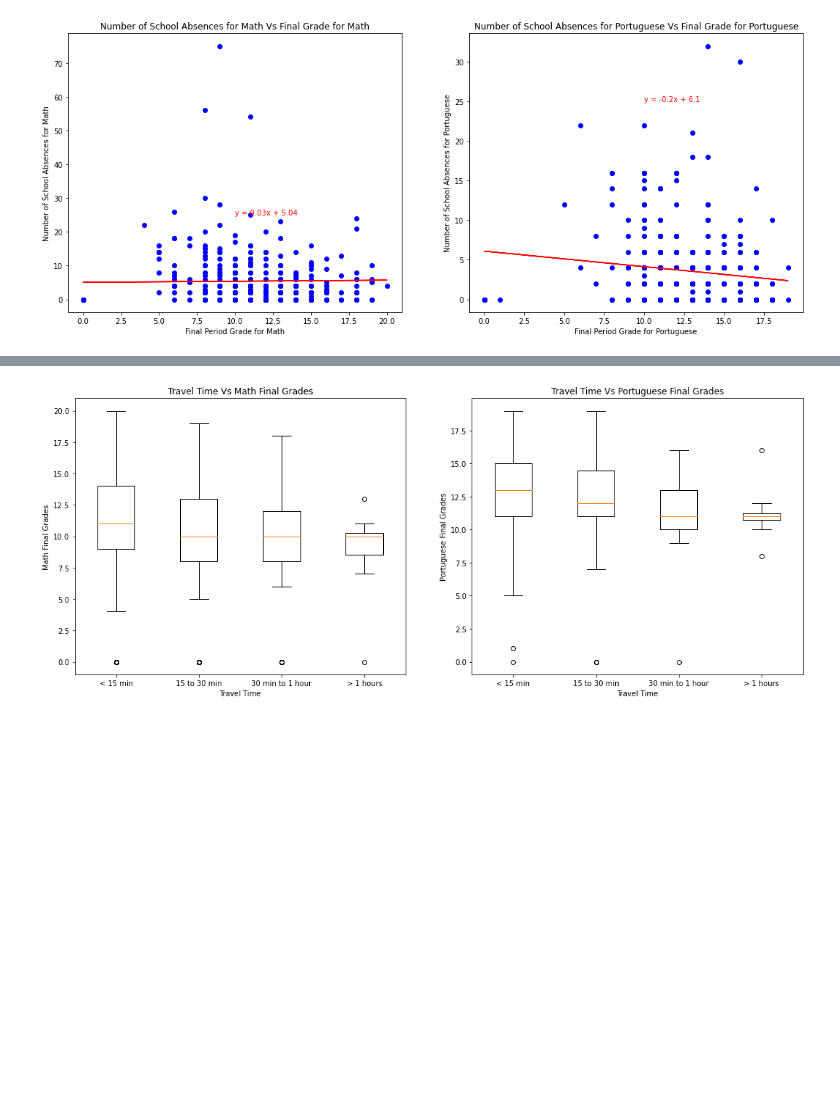
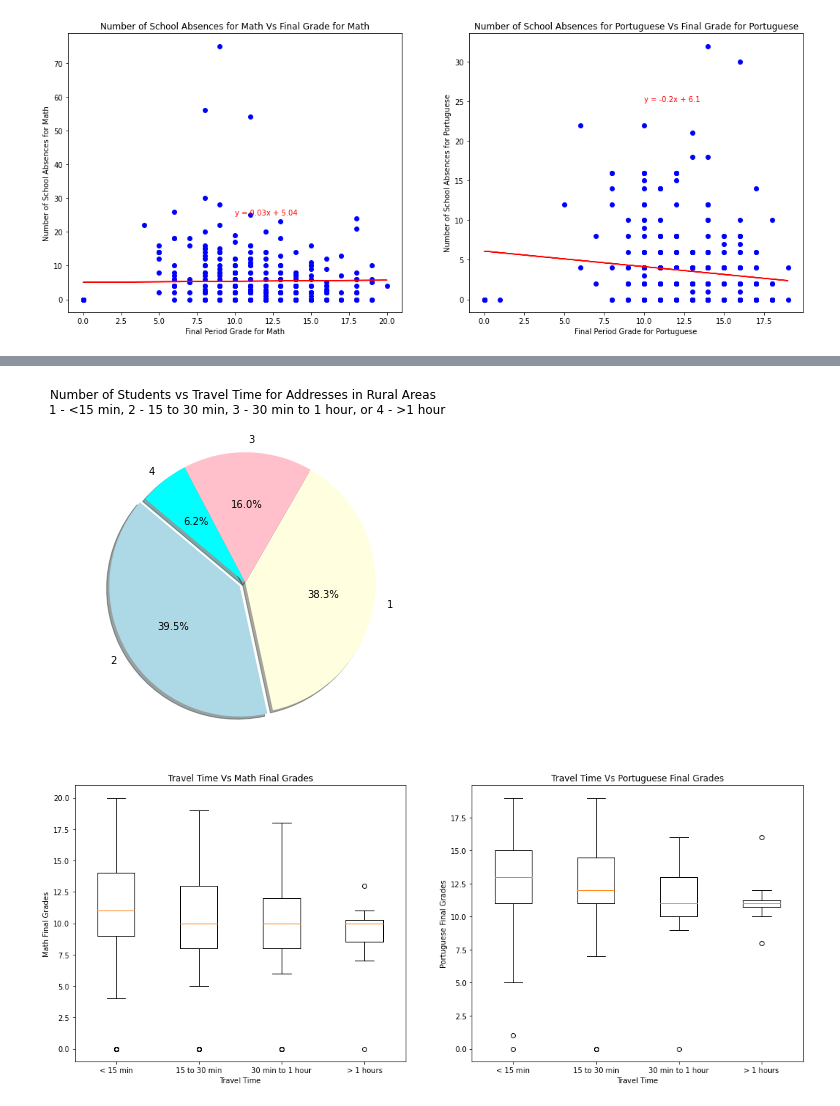
Before and after one commit to panlovelyda/project-one, a Jupyter notebook: StudentSuccessPy.ipynb, the cells around one changed output, grey strips where cells are left out. Drawn from its saved outputs; the diff is of its cells as text; code cells hidden in the pictures; blank space fills up the shorter version.

```diff
--- a/StudentSuccessPy.ipynb
+++ b/StudentSuccessPy.ipynb
@@ -298,3 +301,18 @@ plt.show()
+# %%
+rural = students_df[students_df["address"] == 'R']
+amount_r = rural["traveltime"].value_counts()
+
+colours_r = ["lightblue","lightyellow","pink","cyan"]
+explode_r=(0.05,0,0,0)
+
+plt.pie(amount_r, explode=explode_r, labels=amount_r.index, colors=colours_r,
+        autopct="%1.1f%%", shadow=True, startangle=140)
+
+plt.title("Number of Students vs Travel Time for Addresses in Rural Areas \n 1 - <15 min, 2 - 15 to 30 min, 3 - 30 min to 1 hour, or 4 - >1 hour")
+plt.savefig('output/Fig16.png')
+plt.show()
+# %% [output]
+[figure, added]
 # %%
 # Travel Time Vs portuguese Final Grades
 travel = [1, 2, 3, 4]
```
Also changed, not shown: parts of 1 cell of this notebook, 2 other files.
